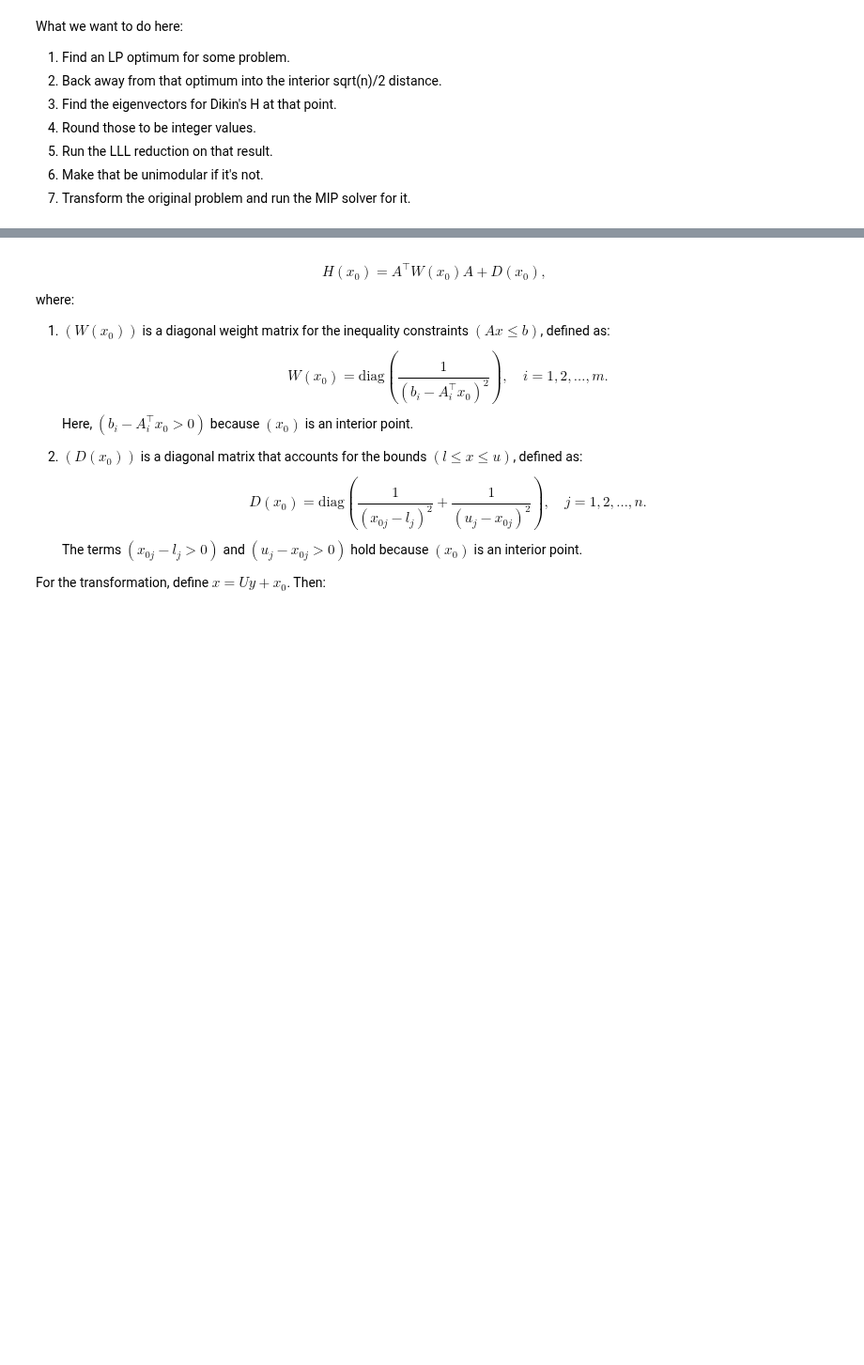
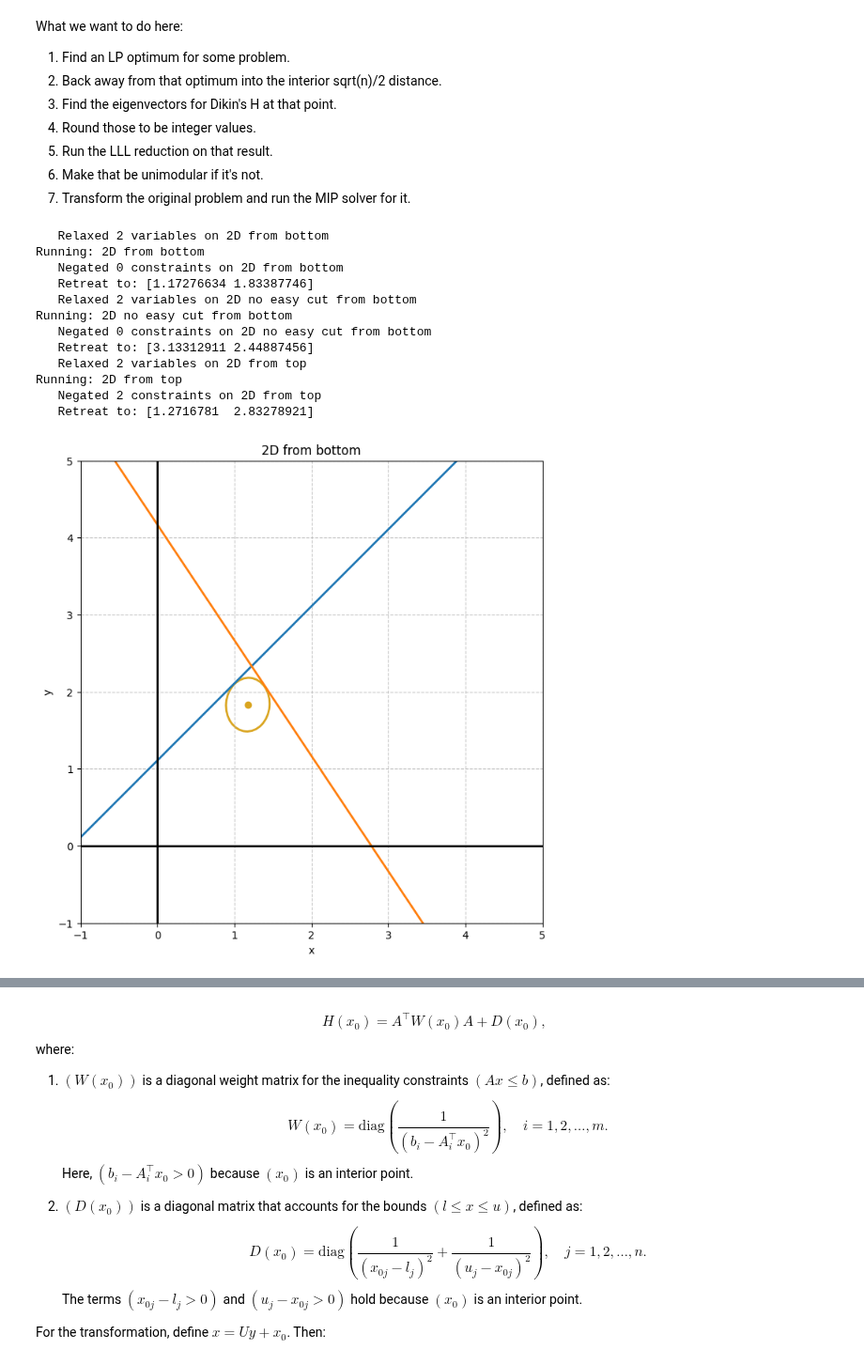
Before and after one commit to BrannonKing/intersection_cuts, a Jupyter notebook: dikin_for_basis_improvement.ipynb, the cells around one changed output, grey strips where cells are left out. Shown at 94% size. Cells and saved outputs as stored; diff of their text form; code cells hidden in the pictures; blank space fills up the shorter version.

```diff
--- a/dikin_for_basis_improvement.ipynb
+++ b/dikin_for_basis_improvement.ipynb
@@ -107,62 +109,79 @@ il.reload(gu)
 il.reload(pu)
 il.reload(du)
 
-def shrink(mdl: gp.Model, diagonal_distance, percent_of_diagonal):
-    assert diagonal_distance > 0.0 and percent_of_diagonal > 0.0 and percent_of_diagonal < 0.5
+def relax_and_shrink(mdl: gp.Model, diagonal_distance, percent_of_diagonal):
     mdl.update()
     result = mdl.copy()
     if result.NumIntVars > 0:
         _, _ = gu.relax_int_or_bin_to_continuous(result)
     result.update()
-    distance = diagonal_distance * percent_of_diagonal
+    if percent_of_diagonal == 0.0:
+        return result
+
     for v in result.getVars():
-        if v.UB - v.LB < distance * 2.0:
+        if v.UB - v.LB < percent_of_diagonal * 2.0:
             gap = (v.UB - v.LB) * percent_of_diagonal
             v.LB += gap
             v.UB -= gap
         else:
             if v.LB > -gp.GRB.INFINITY:
-                v.LB += distance
+                v.LB += percent_of_diagonal
             if v.UB < gp.GRB.INFINITY:
-                v.UB -= distance
+                v.UB -= percent_of_diagonal
+
+    distance = diagonal_distance * percent_of_diagonal
     for c in result.getConstrs():
         lhs = result.getRow(c)
         coeffs = np.array([lhs.getCoeff(i) for i in range(lhs.size())])
         if c.Sense == '<':
-            c.RHS -= distance * np.linalg.norm(coeffs)
+            c.RHS -= distance * np.linalg.norm(coeffs) / lhs.size()
         elif c.Sense == '>':
-            c.RHS += distance * np.linalg.norm(coeffs)
+            c.RHS += distance * np.linalg.norm(coeffs) / lhs.size()
     result.update()
     return result
 
 instances = el.get_instances(env)
-for instance in list(instances.values()):
+for instance in list(instances.values())[0:3]:
     model = instance.as_gurobi_model()
     model.update()
     niv = model.NumIntVars
     _, _ = gu.relax_int_or_bin_to_continuous(model)
     model.update()
     # model.optimize()
     # x = np.array([v.X for v in model.getVars()])
     print("Running:", model.ModelName)
-    copy = shrink(model, np.sqrt(niv), 0.3)
-    copy.optimize()
-    x2 = np.array([v.X for v in copy.getVars()])
+    shrunk = relax_and_shrink(model, np.sqrt(niv), 0.45)
+    shrunk.optimize()
+    x2 = np.array([v.X for v in shrunk.getVars()])
     # V, x = find_corner(model, int_vars, int_var_idx)
     # x2 = retreat_from_optimum_via_average_vector(V, x, np.sqrt(int_vars.size) * 0.4)
     # x, y = make_primal_dual_values(model)
     gu.standardize_gt_to_lt(model)
     A, b, c, lb, ub = get_A_b_c_l_u(model)
     # x2, its = du.least_squares_interior(A, b, x, l, u, d=np.sqrt(int_vars.size) * 0.4, infinity=gp.GRB.INFINITY)
     # x2, its = du.reverse_interior_point_gpt2(A, b, c, l, u, x, y, target_distance=np.sqrt(int_vars.size) * 0.4,
     #                                          infinity=10, is_maximizing=model.ModelSense == gp.GRB.MAXIMIZE)
     print("   Retreat to:", x2)
     fig = pu.plot_constraints_lte(model.ModelName, A, b, lb, ub, points=[x2[:2]])
     du.plot_ellipse(A, b, lb, ub, x2, fig=fig)
 
     # gu.standardize_gt_to_lt(copy)
     # A, b, c, l, u = get_A_b_c_l_u(copy)
     # fig = pu.plot_constraints_lte(model.ModelName, A, b, l, u, points=[x2[:2]], fig=fig)
 
 
     # could assert x2 is feasible
+# %% [output]
+   Relaxed 2 variables on 2D from bottom
+Running: 2D from bottom
+   Negated 0 constraints on 2D from bottom
+   Retreat to: [1.17276634 1.83387746]
+   Relaxed 2 variables on 2D no easy cut from bottom
+Running: 2D no easy cut from bottom
+   Negated 0 constraints on 2D no easy cut from bottom
+   Retreat to: [3.13312911 2.44887456]
+   Relaxed 2 variables on 2D from top
+Running: 2D from top
+   Negated 2 constraints on 2D from top
+   Retreat to: [1.2716781  2.83278921]
+[figure, added]
```
Also changed, not shown: parts of 9 cells of this notebook, 4 other files.
